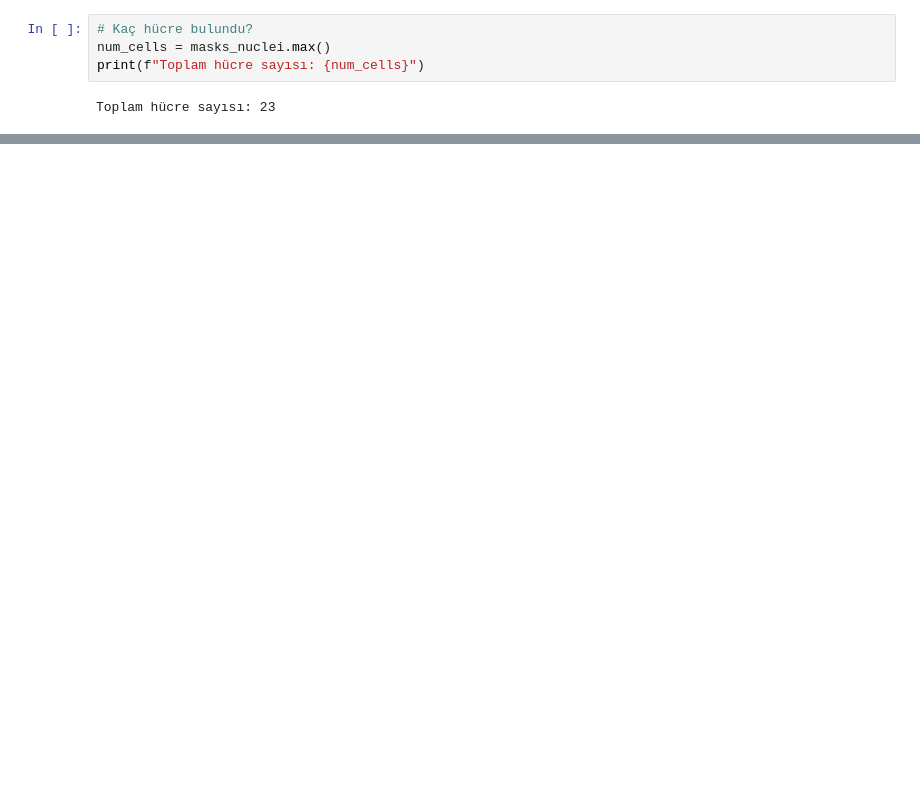
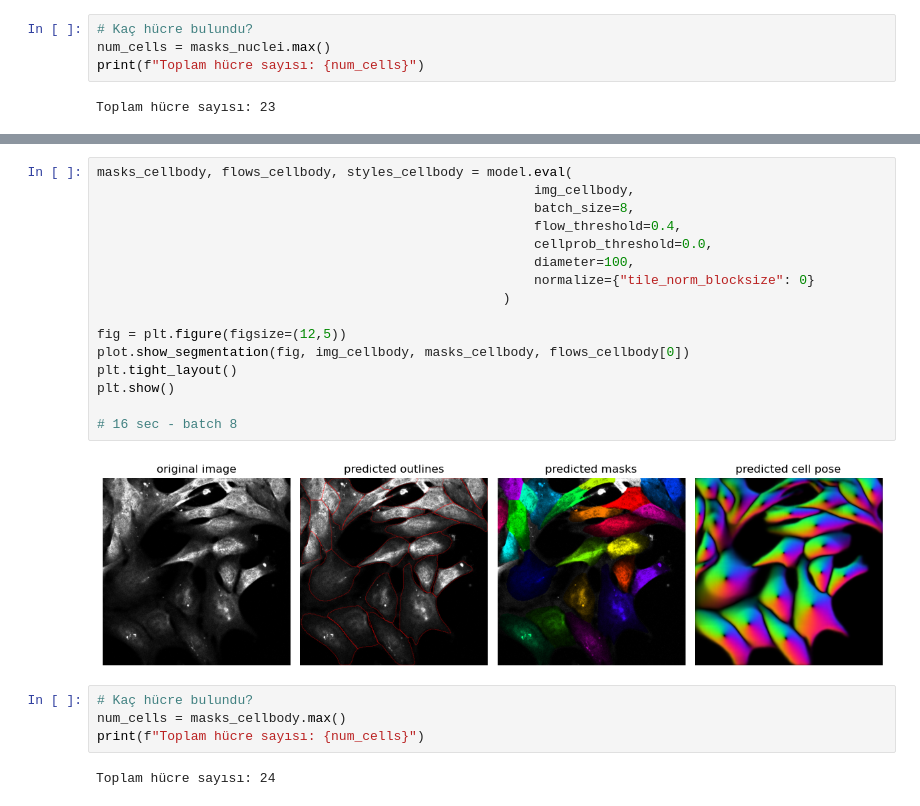
Before and after one commit to yunusemre002/afstudeerproject, a Jupyter notebook: codes_yunus/sam.ipynb, the cells around one changed output, grey strips where cells are left out. Drawn from its saved outputs; the diff is of its cells as text; blank space fills up the shorter version.

```diff
--- a/codes_yunus/sam.ipynb
+++ b/codes_yunus/sam.ipynb
@@ -96,0 +85,24 @@ AttributeError: module 'PIL.Image' has no attribute 'ANTIALIAS'
+# %%
+masks_cellbody, flows_cellbody, styles_cellbody = model.eval(
+                                                        img_cellbody,
+                                                        batch_size=8,
+                                                        flow_threshold=0.4,
+                                                        cellprob_threshold=0.0,
+                                                        diameter=100,
+                                                        normalize={"tile_norm_blocksize": 0}
+                                                    )
+
+fig = plt.figure(figsize=(12,5))
+plot.show_segmentation(fig, img_cellbody, masks_cellbody, flows_cellbody[0])
+plt.tight_layout()
+plt.show()
+
+# 16 sec - batch 8
+# %% [output]
+[figure, added]
+# %%
+# Kaç hücre bulundu?
+num_cells = masks_cellbody.max()
+print(f"Toplam hücre sayısı: {num_cells}")
+# %% [output]
+Toplam hücre sayısı: 24
```
Also changed, not shown: parts of 8 cells of this notebook.
